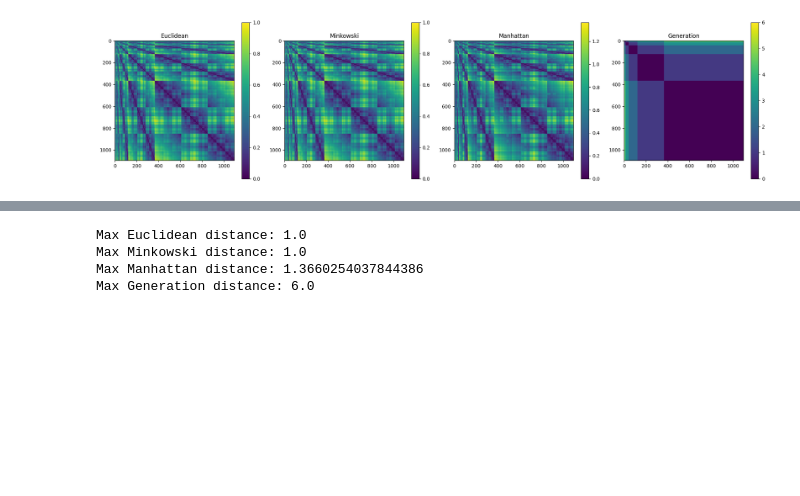
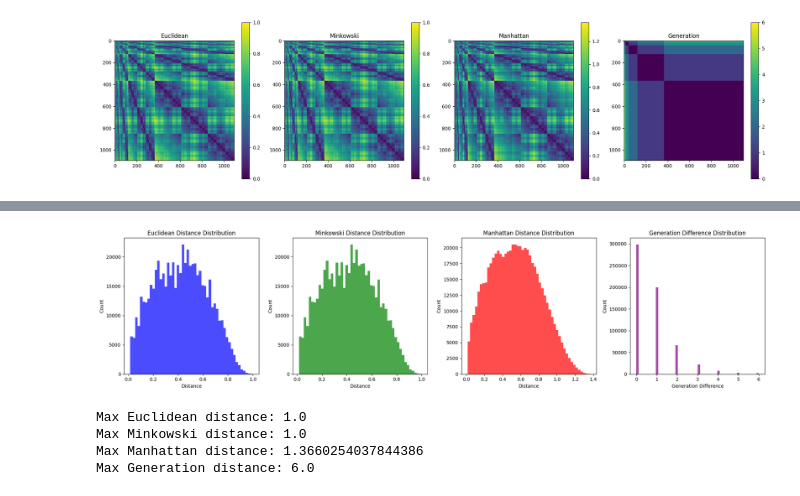
Before and after one commit to SamedVossberg/UNAM_Data_Exploration, a Jupyter notebook: tarea1.ipynb, the cells around one changed output, grey strips where cells are left out. Saved outputs shown, nothing was run; the diff lists cells and outputs as text; code cells hidden in the pictures; blank space fills up the shorter version.

```diff
--- a/tarea1.ipynb
+++ b/tarea1.ipynb
@@ -85,13 +97,12 @@ for i in range(gens-1):
         ])
 
         # Add the points to df for distance calculations
-        new_points = pd.DataFrame({'gen': i + 1, 'coords': (AB_mid, BC_mid, CA_mid)})
+        new_points = pd.DataFrame({'gen': [i + 1] * 3,'coords': [AB_mid, BC_mid, CA_mid]})
         df = pd.concat([df, new_points], ignore_index=True)
 
     # Update the list of triangles for the next generation
     triangles = new_triangles
 
-# Optionally, plot the original triangle vertices for reference.
 ax.scatter(*zip(*vertices), color='black', marker='o')
 
 plt.axis('equal')
@@ -151,3 +189,42 @@ plt.show()
+# %%
+def get_upper_triangle_values(matrix):
+    # Get indices for the upper triangle (excluding the diagonal)
+    triu_indices = np.triu_indices_from(matrix, k=1)
+    return matrix[triu_indices]
+
+# Extract upper triangle values for each distance matrix
+euclid_values = get_upper_triangle_values(euclid)
+minkow_values = get_upper_triangle_values(minkow)
+manhatten_values = get_upper_triangle_values(manhatten)
+generation_values = get_upper_triangle_values(generation)
+
+# Create a figure with 1 row and 4 columns of subplots
+fig, axs = plt.subplots(1, 4, figsize=(20, 5))
+
+axs[0].hist(euclid_values, bins=50, color='blue', alpha=0.7)
+axs[0].set_title('Euclidean Distance Distribution')
+axs[0].set_xlabel('Distance')
+axs[0].set_ylabel('Count')
+
+axs[1].hist(minkow_values, bins=50, color='green', alpha=0.7)
+axs[1].set_title('Minkowski Distance Distribution')
+axs[1].set_xlabel('Distance')
+axs[1].set_ylabel('Count')
+
+axs[2].hist(manhatten_values, bins=50, color='red', alpha=0.7)
+axs[2].set_title('Manhattan Distance Distribution')
+axs[2].set_xlabel('Distance')
+axs[2].set_ylabel('Count')
+
+axs[3].hist(generation_values, bins=50, color='purple', alpha=0.7)
+axs[3].set_title('Generation Difference Distribution')
+axs[3].set_xlabel('Generation Difference')
+axs[3].set_ylabel('Count')
+
+plt.tight_layout()
+plt.show()
+# %% [output]
+[figure, added]
 # %%
 #max of each distance
 max_euclid = euclid.max()
```
Also changed, not shown: parts of 16 cells of this notebook, 2 other files.
